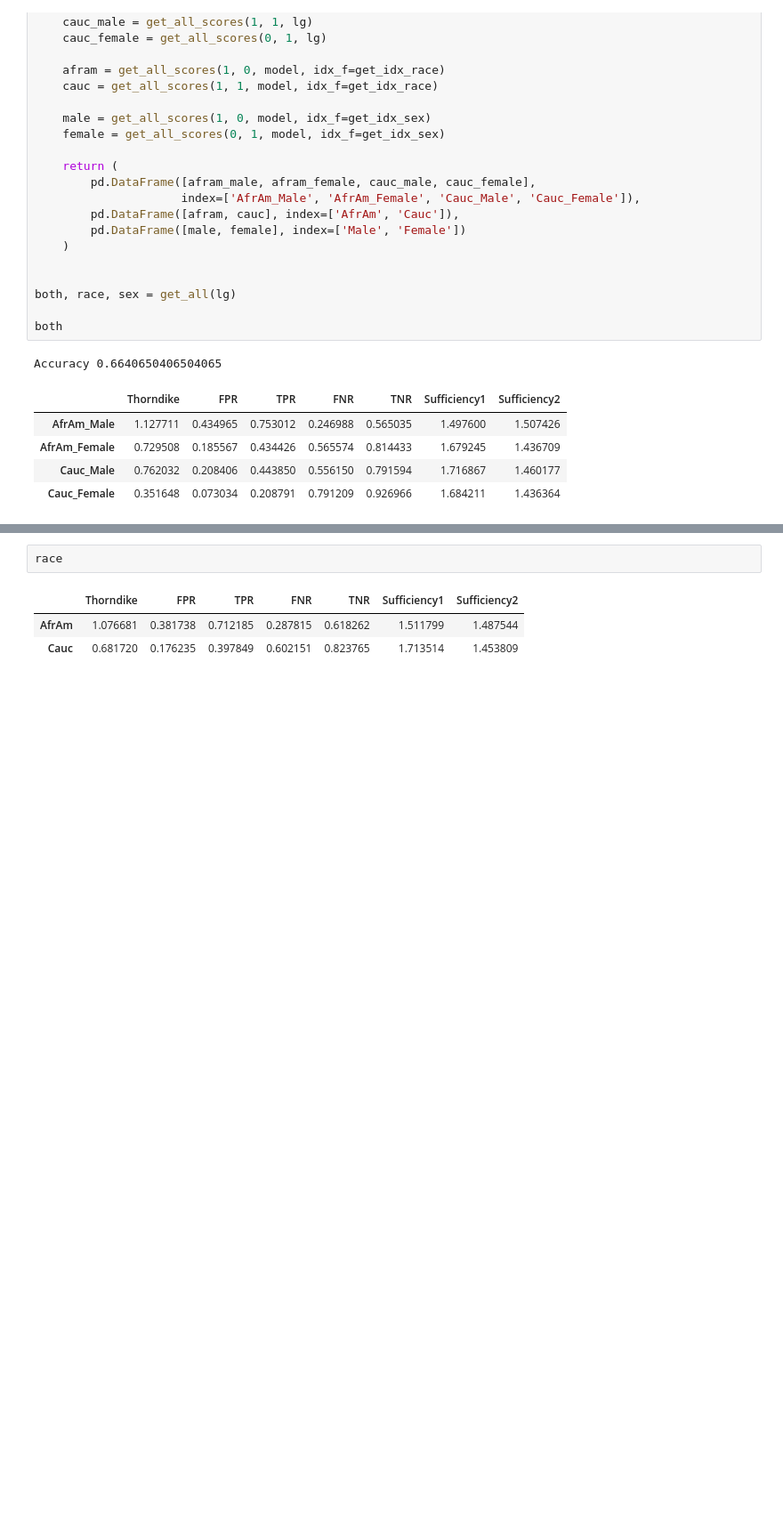
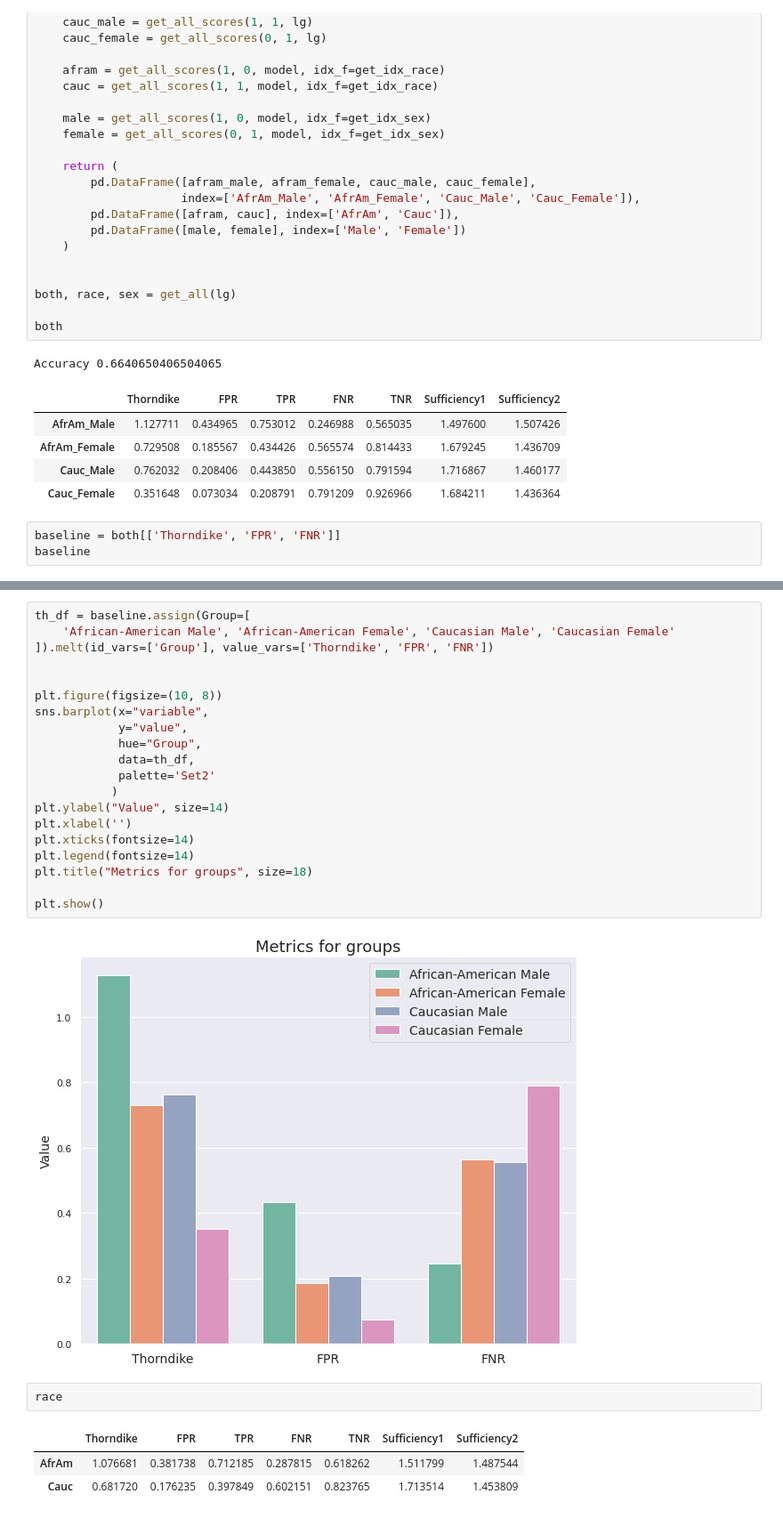
Before and after one commit to llmlks/fairness-recidivism, a Jupyter notebook: Project3.ipynb, the cells around one changed output, grey strips where cells are left out. Shown at 89% size. Drawn from its saved outputs; the diff is of its cells as text; blank space fills up the shorter version.

```diff
--- a/Project3.ipynb
+++ b/Project3.ipynb
@@ -285,3 +312,6 @@ Accuracy 0.6640650406504065
 | AfrAm_Female | 0.729508 | 0.185567 | 0.434426 | 0.565574 | 0.814433 | 1.679245 | 1.436709 |
 | Cauc_Male | 0.762032 | 0.208406 | 0.443850 | 0.556150 | 0.791594 | 1.716867 | 1.460177 |
 | Cauc_Female | 0.351648 | 0.073034 | 0.208791 | 0.791209 | 0.926966 | 1.684211 | 1.436364 |
+# %%
+baseline = both[['Thorndike', 'FPR', 'FNR']]
+baseline
@@ -288,3 +332,25 @@ Accuracy 0.6640650406504065
+# %%
+th_df = baseline.assign(Group=[
+    'African-American Male', 'African-American Female', 'Caucasian Male', 'Caucasian Female'
+]).melt(id_vars=['Group'], value_vars=['Thorndike', 'FPR', 'FNR'])
+
+
+plt.figure(figsize=(10, 8))
+sns.barplot(x="variable",
+            y="value",
+            hue="Group",
+            data=th_df,
+            palette='Set2'
+           )
+plt.ylabel("Value", size=14)
+plt.xlabel('')
+plt.xticks(fontsize=14)
+plt.legend(fontsize=14)
+plt.title("Metrics for groups", size=18)
+
+plt.show()
+# %% [output]
+[figure, added]
 # %%
 race
 # %% [output]
```
Also changed, not shown: parts of 23 cells of this notebook.
